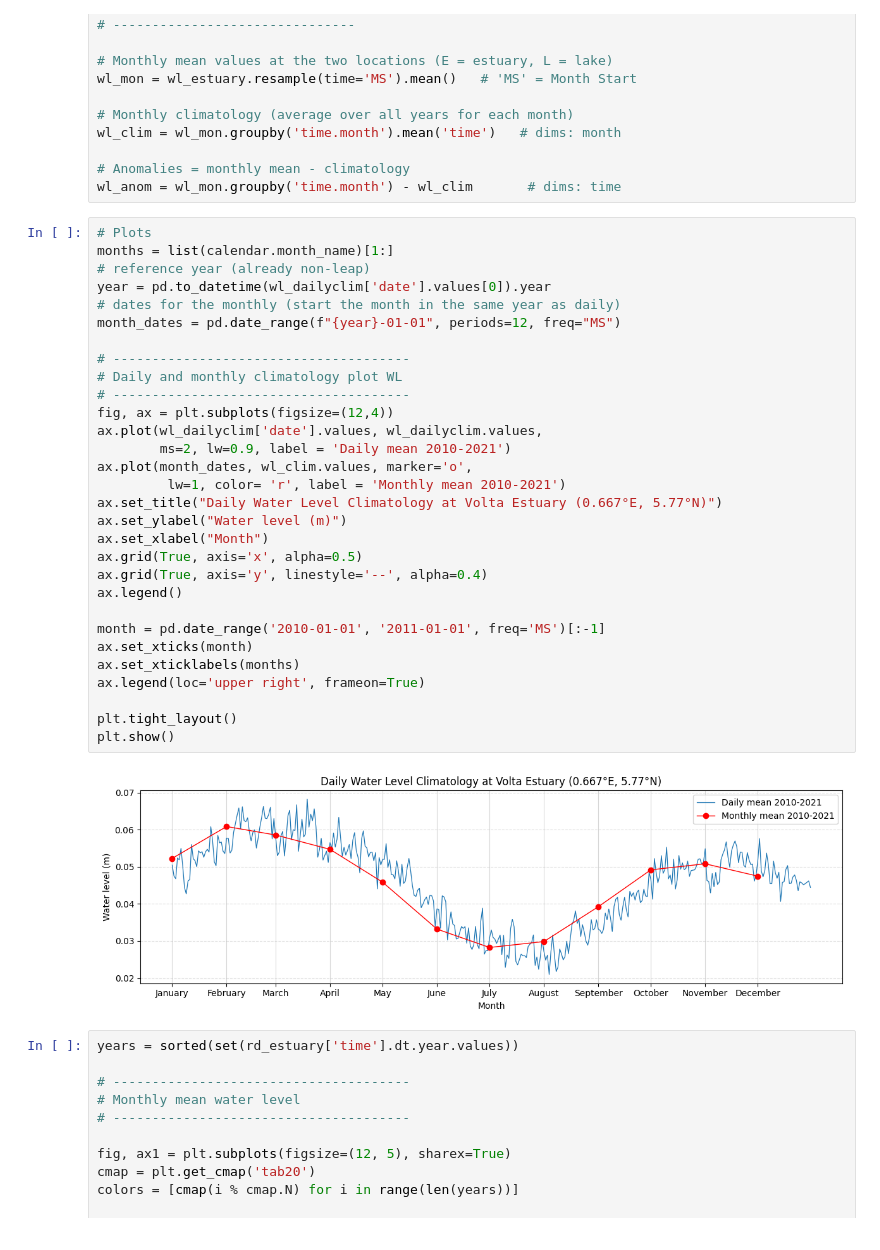
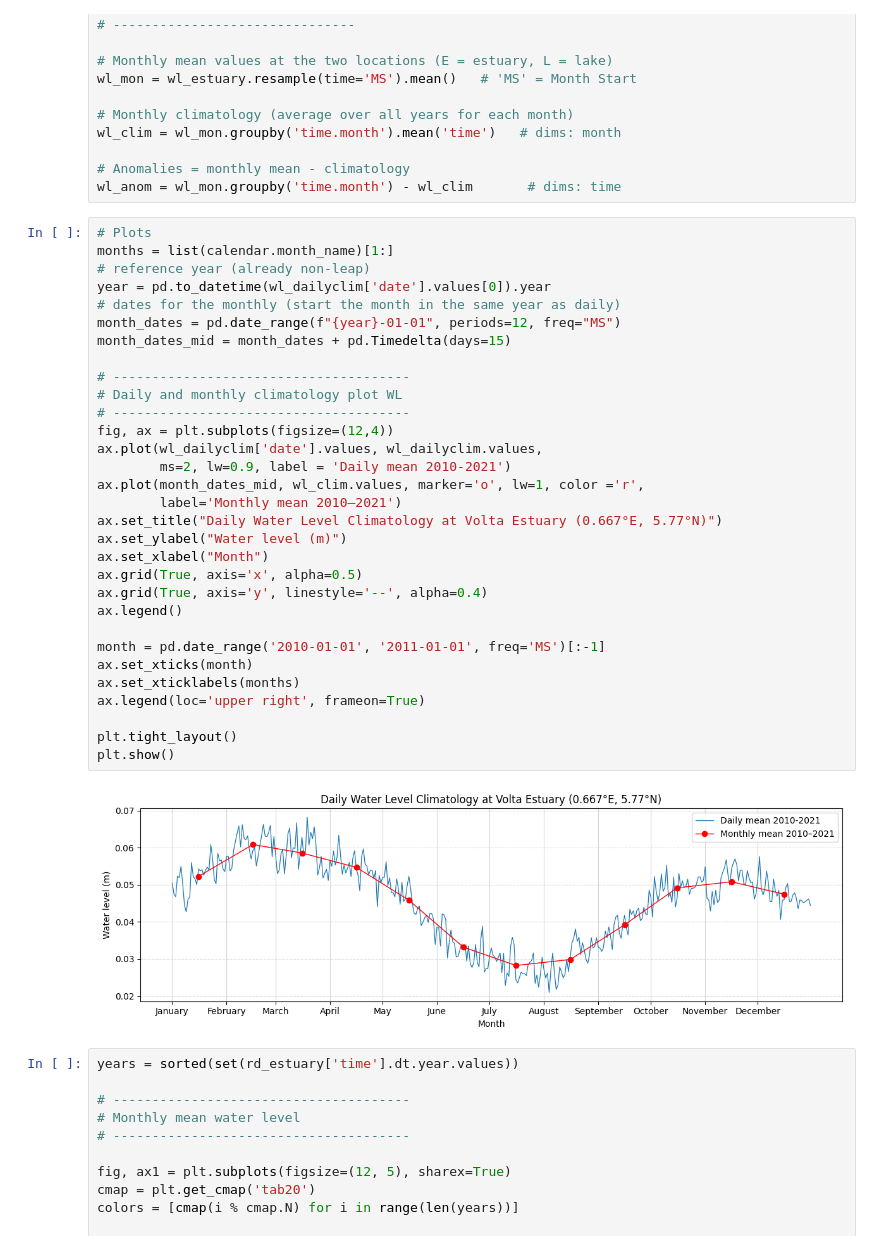
Before and after one commit to AlessandraGolini/SoC_master_thesis, a Jupyter notebook: script/keta_analysis.ipynb, the cells around one changed output. Cells and saved outputs as stored; diff of their text form.

```diff
--- a/script/keta_analysis.ipynb
+++ b/script/keta_analysis.ipynb
@@ -1502,35 +1508,36 @@ wl_anom = wl_mon.groupby('time.month') - wl_clim       # dims: time
 # %%
 # Plots
 months = list(calendar.month_name)[1:]
 # reference year (already non-leap)
 year = pd.to_datetime(wl_dailyclim['date'].values[0]).year
 # dates for the monthly (start the month in the same year as daily)
 month_dates = pd.date_range(f"{year}-01-01", periods=12, freq="MS")
+month_dates_mid = month_dates + pd.Timedelta(days=15)
 
 # --------------------------------------
 # Daily and monthly climatology plot WL
 # --------------------------------------
 fig, ax = plt.subplots(figsize=(12,4))
 ax.plot(wl_dailyclim['date'].values, wl_dailyclim.values,
         ms=2, lw=0.9, label = 'Daily mean 2010-2021')
-ax.plot(month_dates, wl_clim.values, marker='o',
-         lw=1, color= 'r', label = 'Monthly mean 2010-2021')
+ax.plot(month_dates_mid, wl_clim.values, marker='o', lw=1, color ='r',
+        label='Monthly mean 2010–2021')
 ax.set_title("Daily Water Level Climatology at Volta Estuary (0.667°E, 5.77°N)")
 ax.set_ylabel("Water level (m)")
 ax.set_xlabel("Month")
 ax.grid(True, axis='x', alpha=0.5)
 ax.grid(True, axis='y', linestyle='--', alpha=0.4)
 ax.legend()
 
 month = pd.date_range('2010-01-01', '2011-01-01', freq='MS')[:-1]
 ax.set_xticks(month)
 ax.set_xticklabels(months)
 ax.legend(loc='upper right', frameon=True)
 
 plt.tight_layout()
 plt.show()
 # %% [output]
-[figure, old version]
+[figure, new version]
 # %%
 years = sorted(set(rd_estuary['time'].dt.year.values))
 
```
Also changed, not shown: parts of 28 cells of this notebook, 8 other files.
